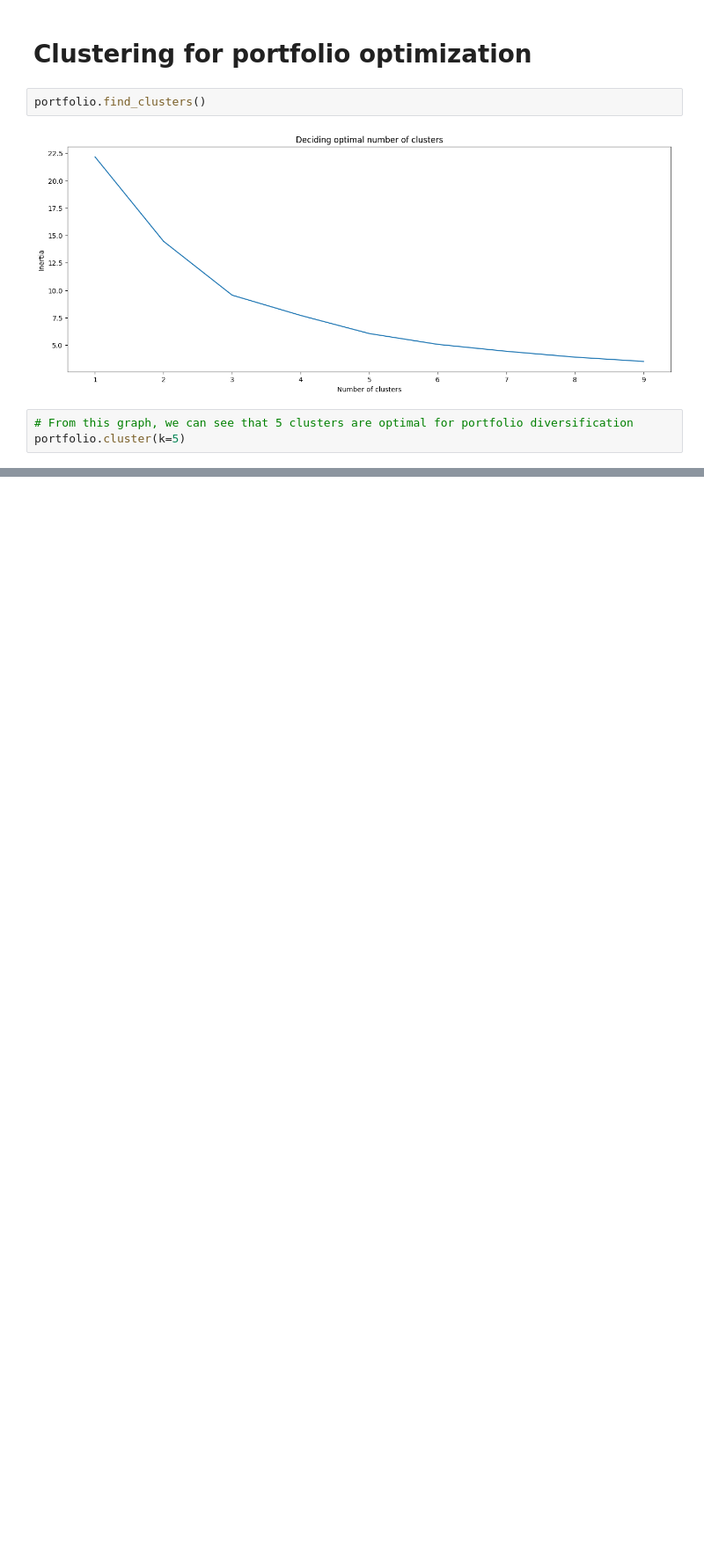
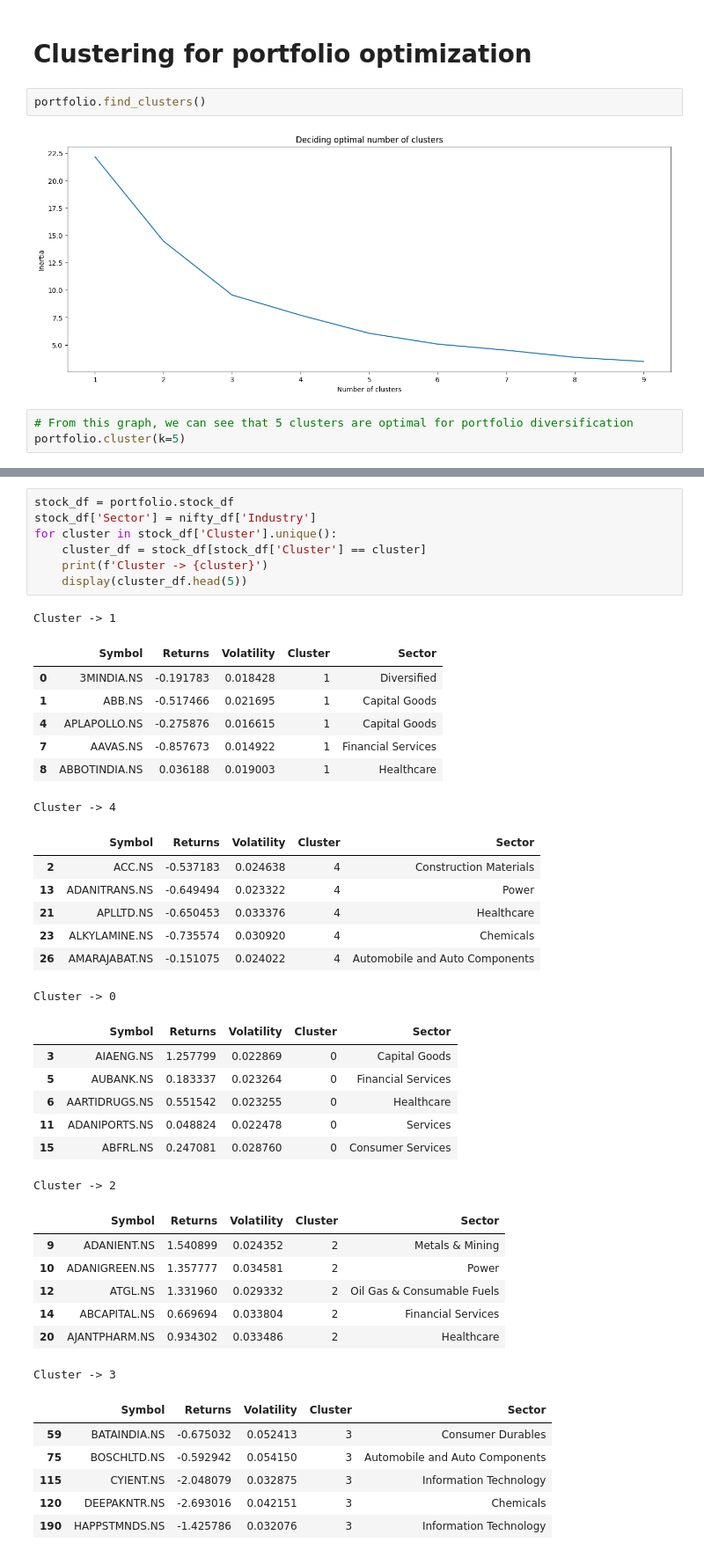
Before and after one commit to aayush1036/FERM-project, a Jupyter notebook: project.ipynb, the cells around one changed output, grey strips where cells are left out. Shown at 88% size. Saved outputs shown, nothing was run; the diff lists cells and outputs as text; blank space fills up the shorter version.

Commit message:
Annualize returns and add samples from each cluster

```diff
--- a/project.ipynb
+++ b/project.ipynb
@@ -51,0 +53,43 @@ portfolio.visualize_clusters()
+# %%
+stock_df = portfolio.stock_df
+stock_df['Sector'] = nifty_df['Industry']
+for cluster in stock_df['Cluster'].unique():
+    cluster_df = stock_df[stock_df['Cluster'] == cluster]
+    print(f'Cluster -> {cluster}')
+    display(cluster_df.head(5))
+# %% [output]
+Cluster -> 1
+|  | Symbol | Returns | Volatility | Cluster | Sector |
+| 0 | 3MINDIA.NS | -0.191783 | 0.018428 | 1 | Diversified |
+| 1 | ABB.NS | -0.517466 | 0.021695 | 1 | Capital Goods |
+| 4 | APLAPOLLO.NS | -0.275876 | 0.016615 | 1 | Capital Goods |
+| 7 | AAVAS.NS | -0.857673 | 0.014922 | 1 | Financial Services |
+| 8 | ABBOTINDIA.NS | 0.036188 | 0.019003 | 1 | Healthcare |
+Cluster -> 4
+|  | Symbol | Returns | Volatility | Cluster | Sector |
+| 2 | ACC.NS | -0.537183 | 0.024638 | 4 | Construction Materials |
+| 13 | ADANITRANS.NS | -0.649494 | 0.023322 | 4 | Power |
+| 21 | APLLTD.NS | -0.650453 | 0.033376 | 4 | Healthcare |
+| 23 | ALKYLAMINE.NS | -0.735574 | 0.030920 | 4 | Chemicals |
+| 26 | AMARAJABAT.NS | -0.151075 | 0.024022 | 4 | Automobile and Auto Components |
+Cluster -> 0
+|  | Symbol | Returns | Volatility | Cluster | Sector |
+| 3 | AIAENG.NS | 1.257799 | 0.022869 | 0 | Capital Goods |
+| 5 | AUBANK.NS | 0.183337 | 0.023264 | 0 | Financial Services |
+| 6 | AARTIDRUGS.NS | 0.551542 | 0.023255 | 0 | Healthcare |
+| 11 | ADANIPORTS.NS | 0.048824 | 0.022478 | 0 | Services |
+| 15 | ABFRL.NS | 0.247081 | 0.028760 | 0 | Consumer Services |
+Cluster -> 2
+|  | Symbol | Returns | Volatility | Cluster | Sector |
+| 9 | ADANIENT.NS | 1.540899 | 0.024352 | 2 | Metals & Mining |
+| 10 | ADANIGREEN.NS | 1.357777 | 0.034581 | 2 | Power |
+| 12 | ATGL.NS | 1.331960 | 0.029332 | 2 | Oil Gas & Consumable Fuels |
+| 14 | ABCAPITAL.NS | 0.669694 | 0.033804 | 2 | Financial Services |
+| 20 | AJANTPHARM.NS | 0.934302 | 0.033486 | 2 | Healthcare |
+Cluster -> 3
+|  | Symbol | Returns | Volatility | Cluster | Sector |
+| 59 | BATAINDIA.NS | -0.675032 | 0.052413 | 3 | Consumer Durables |
+| 75 | BOSCHLTD.NS | -0.592942 | 0.054150 | 3 | Automobile and Auto Components |
+| 115 | CYIENT.NS | -2.048079 | 0.032875 | 3 | Information Technology |
+| 120 | DEEPAKNTR.NS | -2.693016 | 0.042151 | 3 | Chemicals |
+| 190 | HAPPSTMNDS.NS | -1.425786 | 0.032076 | 3 | Information Technology |
```
Also changed, not shown: parts of 4 cells of this notebook, 3 other files.
